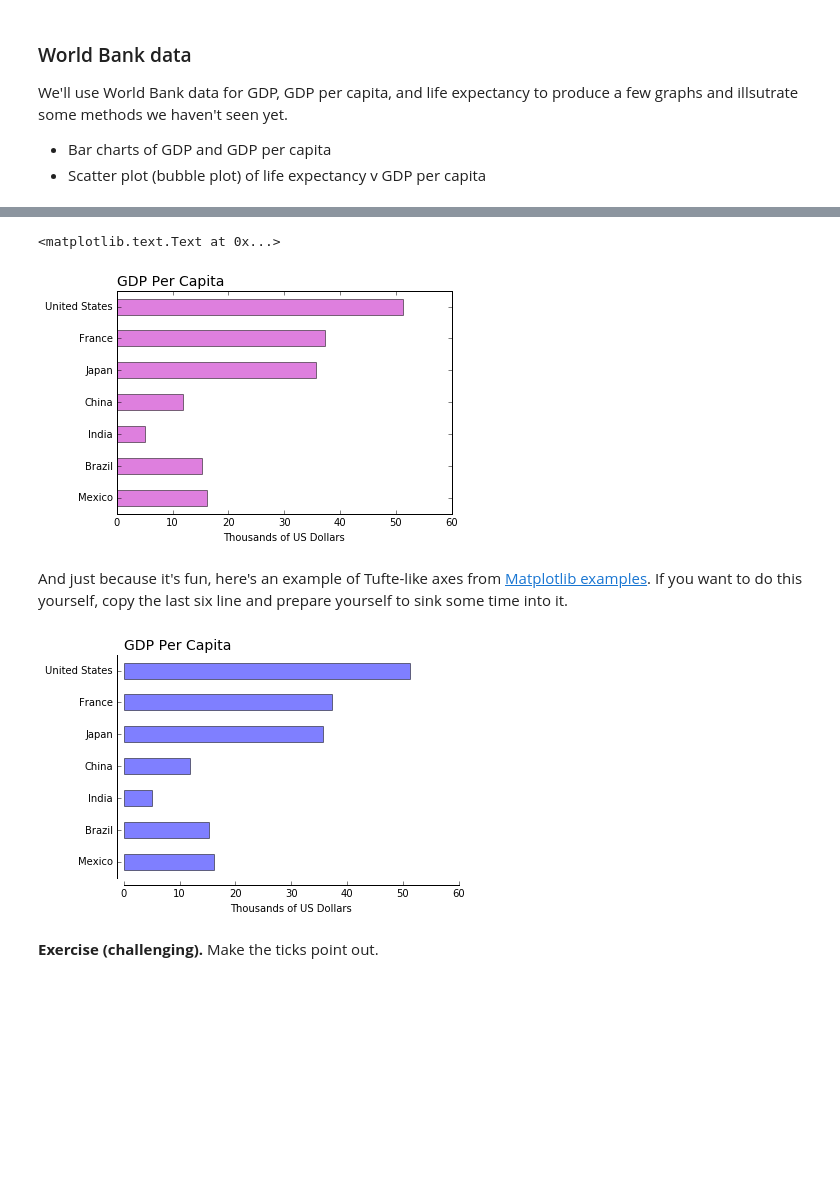
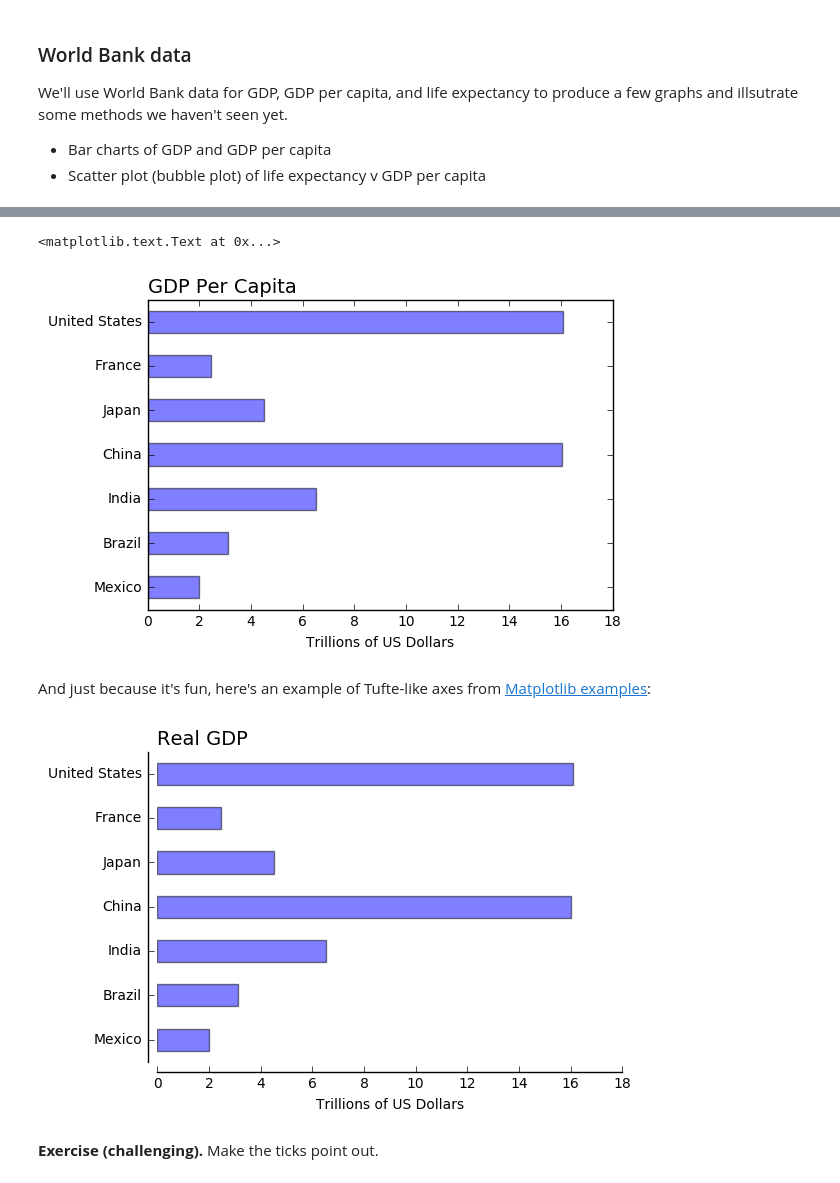
Before and after one commit to NYUDataBootcamp/Materials, a Jupyter notebook: Code/notebooks/bootcamp_graphics.ipynb, the cells around one changed output, grey strips where cells are left out. Cells and saved outputs as stored; diff of their text form; code cells hidden in the pictures; blank space fills up the shorter version.

Commit message:
update graphics notebook

```diff
--- a/Code/notebooks/bootcamp_graphics.ipynb
+++ b/Code/notebooks/bootcamp_graphics.ipynb
@@ -519,7 +534,11 @@ After installing the pandas-datareader package (https://github.com/pydata/pandas
 # %%
-# GDP bar chart
-fig, ax = plt.subplots()
-df['gdp'].plot(ax=ax, kind='barh', alpha=0.5)
-ax.set_title('GDP', loc='left', fontsize=14)
-ax.set_xlabel('Trillions of US Dollars')
-ax.set_ylabel('')
+# We'll use this same basic graph a few times.
+# Let's make a function so we don't have to repeat the
+# code to create
+def gdp_bar(variable="gdp"):
+    fig, ax = plt.subplots()
+    df['gdp'].plot(ax=ax, kind='barh', alpha=0.5)
+    ax.set_title('Real GDP', loc='left', fontsize=14)
+    ax.set_xlabel('Trillions of US Dollars')
+    ax.set_ylabel('')
+    return fig, ax
@@ -529,22 +551,14 @@ ax.set_ylabel('')
 # %%
 # ditto for GDP per capita (per person)
-fig, ax = plt.subplots()
-df['gdppc'].plot(ax=ax, kind='barh', color='m', alpha=0.50)  # 'm' == 'magenta'
+fig, ax = gdp_bar("gpppc")
 ax.set_title('GDP Per Capita', loc='left', fontsize=14)
-ax.set_xlabel('Thousands of US Dollars')
-ax.set_ylabel('')
 # %% [output]
 <matplotlib.text.Text at 0x...>
-[figure, old version]
+[figure, new version]
 # %% [markdown]
-And just because it's fun, here's an example of Tufte-like axes from [Matplotlib examples](http://matplotlib.org/examples/ticks_and_spines/spines_demo_dropped.html).  If you want to do this yourself, copy the last six line and prepare yourself to sink some time into it.
+And just because it's fun, here's an example of Tufte-like axes from [Matplotlib examples](http://matplotlib.org/examples/ticks_and_spines/spines_demo_dropped.html):
 # %%
-# ditto for GDP per capita (per person)
-fig, ax = plt.subplots()
-df['gdppc'].plot(ax=ax, kind='barh', color='b', alpha=0.5)
-ax.set_title('GDP Per Capita', loc='left', fontsize=14)
-ax.set_xlabel('Thousands of US Dollars')
-ax.set_ylabel('')
+fig, ax = gdp_bar()
 
 # Tufte-like axes
 ax.spines['left'].set_position(('outward', 7))
@@ -554,7 +568,7 @@ ax.spines['top'].set_visible(False)
 ax.yaxis.set_ticks_position('left')
 ax.xaxis.set_ticks_position('bottom')
 # %% [output]
-[figure, old version]
+[figure, new version]
 # %% [markdown]
 **Exercise (challenging).**  Make the ticks point out.
 # %%
```
Also changed, not shown: parts of 68 cells of this notebook.
